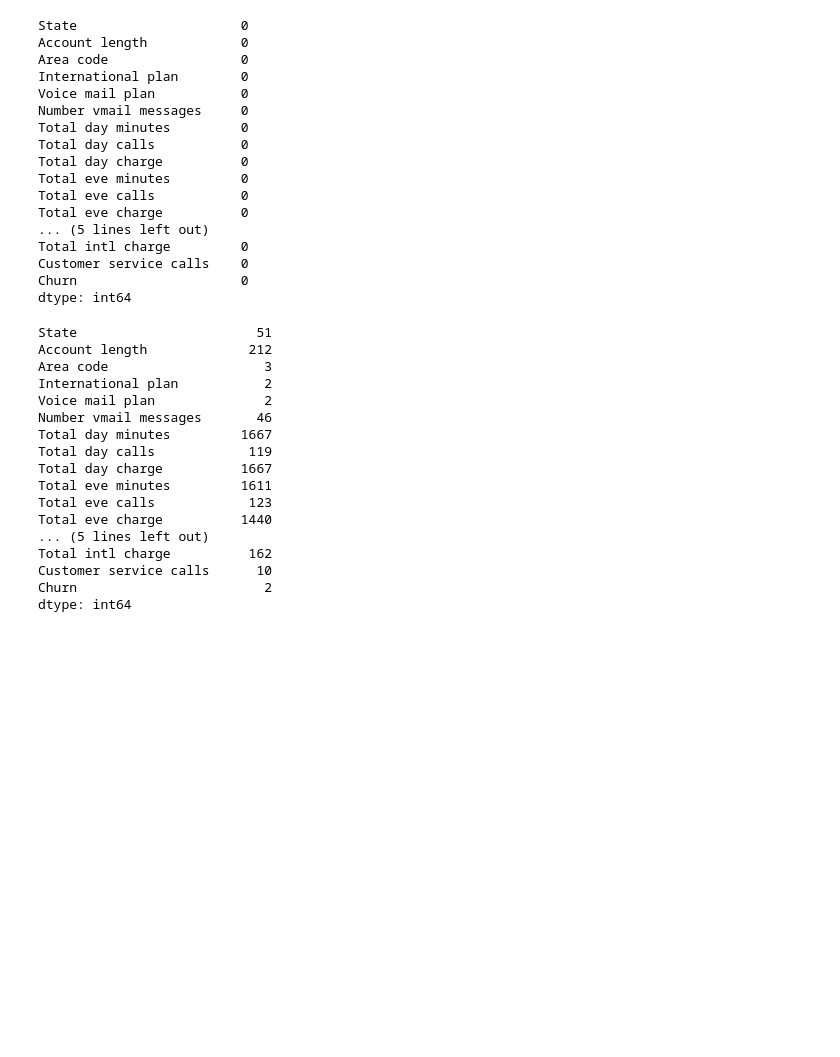
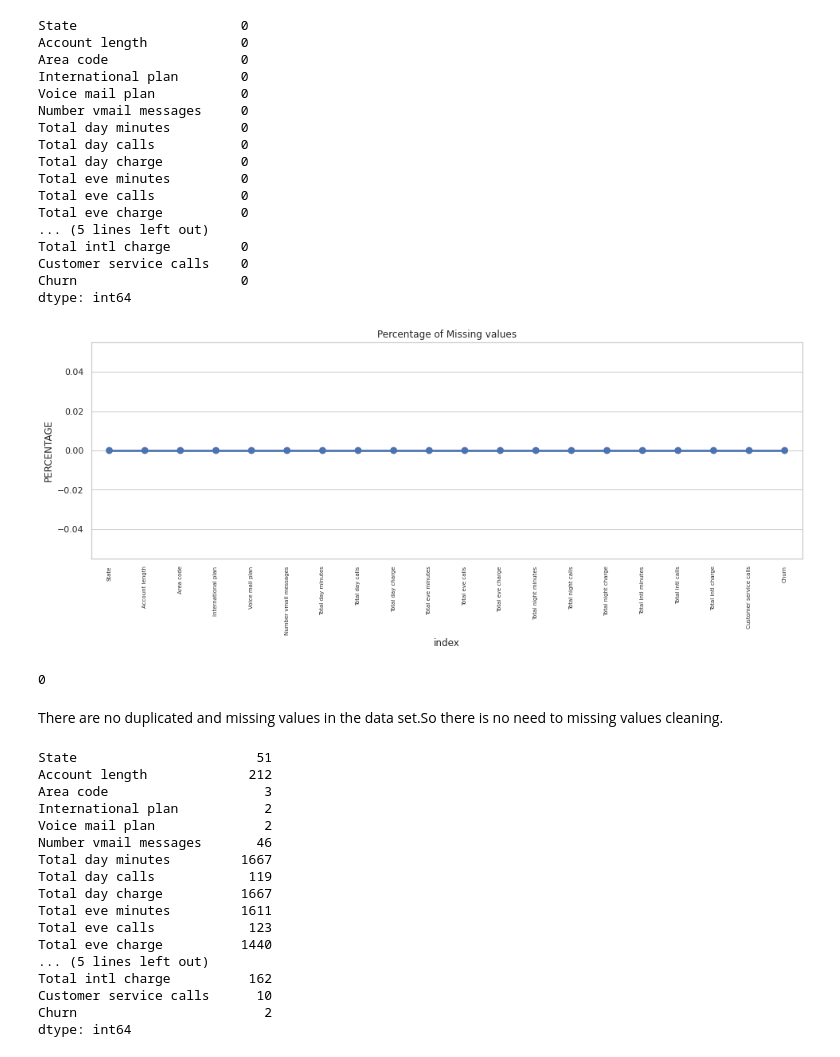
Before and after one commit to m123m12/Telecom-Churn-Analysis, a Jupyter notebook: Copy_of_Telecom_Churn_Analysis_Capstone_Project.ipynb, the cells around one changed output. Saved outputs shown, nothing was run; the diff lists cells and outputs as text; code cells hidden in the pictures; blank space fills up the shorter version.

```diff
--- a/Copy_of_Telecom_Churn_Analysis_Capstone_Project.ipynb
+++ b/Copy_of_Telecom_Churn_Analysis_Capstone_Project.ipynb
@@ -97,6 +99,22 @@ Total intl charge         0
 Customer service calls    0
 Churn                     0
 dtype: int64
+# %%
+missing = pd.DataFrame((telecom_data.isnull().sum())*100/telecom_data.shape[0]).reset_index()
+plt.figure(figsize=(16,5))
+ax = sns.pointplot('index',0,data=missing)
+plt.xticks(rotation =90,fontsize =7)
+plt.title("PERCENTAGE OF MISSING VALUES")
+plt.ylabel("PERCENTAGE")
+plt.show()
+# %% [output]
+[figure, added]
+# %%
+len(telecom_data[telecom_data.duplicated()])
+# %% [output]
+0
+# %% [markdown]
+There are no duplicated and missing values in the data set.So there is no need to missing values cleaning.
 # %%
 telecom_data.nunique()
 # %% [output]
```
Also changed, not shown: parts of 5 cells of this notebook.
